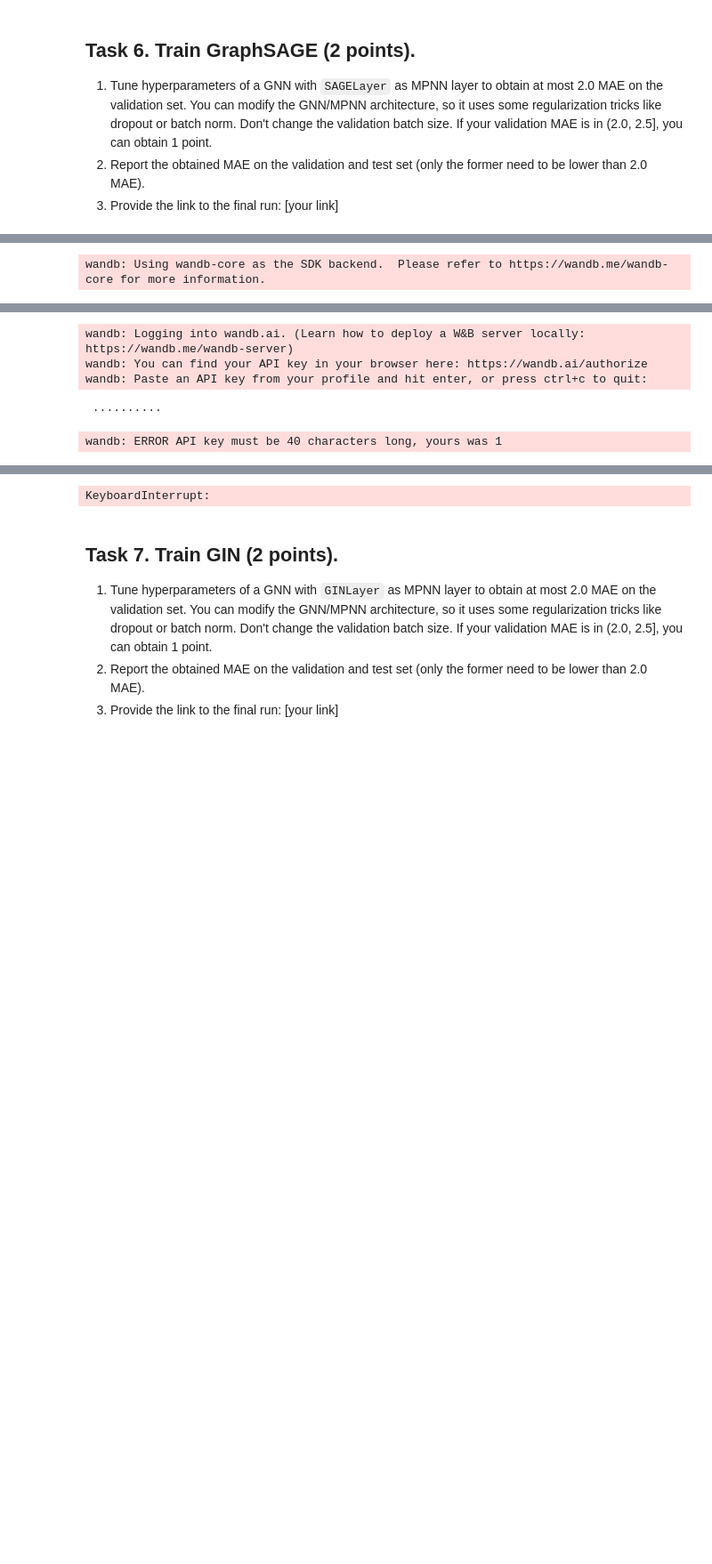
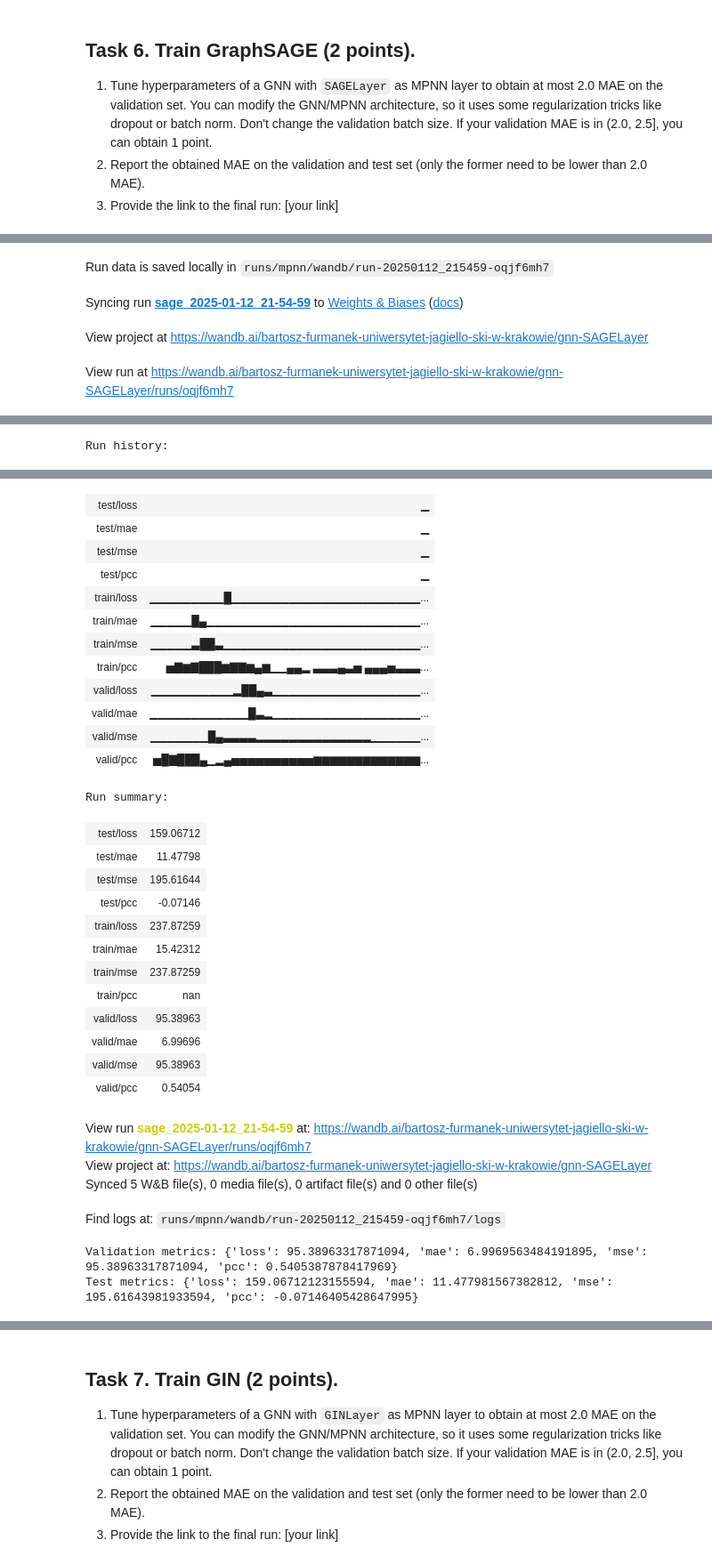
Before and after one commit to BartTheBartender/ML, a Jupyter notebook: lab/07_GNN_MPNN.ipynb, the cells around one changed output, grey strips where cells are left out. Shown: that part at 89% size. Drawn from its saved outputs; the diff is of its cells as text; code cells hidden in the pictures; blank space fills up the shorter version.

```diff
--- a/lab/07_GNN_MPNN.ipynb
+++ b/lab/07_GNN_MPNN.ipynb
@@ -879,21 +901,12 @@ def get_time_stamp() -> str:
 # %%
-from torchmetrics import MeanAbsoluteError as MAE
-from torchmetrics import MeanSquaredError as MSE
-from torchmetrics import PearsonCorrCoef as PCC
-
-metrics = {
-    "mae": MAE(),
-    "mse": MSE(),
-    "pcc": PCC(),
-}
 
 model = GNN(
     node_features_size=node_featurizer.feat_size(),
     edge_features_size=edge_featurizer.feat_size(),
-    hidden_size=256,
+    hidden_size=512,
     output_size=1,
     mpnn_layer_cls=SAGELayer,
-    mpnn_n_layers=6,
+    mpnn_n_layers=10,
     readout_cls=MeanReadout,
     mpnn_layer_kwargs={}
 )
@@ -911,9 +924,9 @@ trainer = Trainer(
         project_name="mldd23",
         experiment_name=f"sage_{get_time_stamp()}",
     ),
-    optimizer_kwargs={"lr": 1e-4},
-    n_epochs=50,
-    device="cpu",
+    optimizer_kwargs = {"lr": 2e-4, "weight_decay": 5e-5},
+    n_epochs=200,
+    device="cuda",
     valid_every_n_epochs=1,
 )
 
@@ -925,0 +940,4 @@ print(f"Test metrics: {test_metrics}")
+Run data is saved locally in runs/mpnn/wandb/run-20250112_215459-oqjf6mh7
+Syncing run sage_2025-01-12_21-54-59 to Weights & Biases (docs)
+View project at https://wandb.ai/bartosz-furmanek-uniwersytet-jagiello-ski-w-krakowie/gnn-SAGELayer
+View run at https://wandb.ai/bartosz-furmanek-uniwersytet-jagiello-ski-w-krakowie/gnn-SAGELayer/runs/oqjf6mh7
@@ -926 +945 @@ print(f"Test metrics: {test_metrics}")
-wandb: Using wandb-core as the SDK backend.  Please refer to https://wandb.me/wandb-core for more information.
+Run history:
@@ -928,5 +946,31 @@ wandb: Using wandb-core as the SDK backend.  Please refer to https://wandb.me/wa
+| test/loss | ▁ |
+| test/mae | ▁ |
+| test/mse | ▁ |
+| test/pcc | ▁ |
+| train/loss | ▁▁▁▁▁▁▁▁▁█▁▁▁▁▁▁▁▁▁▁▁▁▁▁▁▁▁▁▁▁▁▁▁... |
+| train/mae | ▁▁▁▁▁█▄▁▁▁▁▁▁▁▁▁▁▁▁▁▁▁▁▁▁▁▁▁▁▁▁▁▁... |
+| train/mse | ▁▁▁▁▁▃██▃▁▁▁▁▁▁▁▁▁▁▁▁▁▁▁▁▁▁▁▁▁▁▁▁... |
+| train/pcc | ▅▇▆▇███▆▇▇▆▄▆▁▁▄▄▂ ▃▃▃▄▃▅ ▄▄▄▅▃▃▃... |
+| valid/loss | ▁▁▁▁▁▁▁▁▁▁▂██▄▃▁▁▁▁▁▁▁▁▁▁▁▁▁▁▁▁▁▁... |
+| valid/mae | ▁▁▁▁▁▁▁▁▁▁▁▁█▃▂▁▁▁▁▁▁▁▁▁▁▁▁▁▁▁▁▁▁... |
+| valid/mse | ▁▁▁▁▁▁▁█▄▃▃▃▃▂▂▂▂▂▂▂▂▂▂▂▂▂▂▁▁▁▁▁▁... |
+| valid/pcc | ▅█▇███▄▁▂▄▅▅▅▅▅▅▅▅▅▅▆▆▆▆▆▆▆▆▆▆▆▆▆... |
-wandb: Logging into wandb.ai. (Learn how to deploy a W&B server locally: https://wandb.me/wandb-server)
-wandb: You can find your API key in your browser here: https://wandb.ai/authorize
-wandb: Paste an API key from your profile and hit enter, or press ctrl+c to quit:
+Run summary:
+| test/loss | 159.06712 |
+| test/mae | 11.47798 |
+| test/mse | 195.61644 |
+| test/pcc | -0.07146 |
+| train/loss | 237.87259 |
+| train/mae | 15.42312 |
+| train/mse | 237.87259 |
+| train/pcc | nan |
+| valid/loss | 95.38963 |
+| valid/mae | 6.99696 |
+| valid/mse | 95.38963 |
+| valid/pcc | 0.54054 |
+View run sage_2025-01-12_21-54-59 at: https://wandb.ai/bartosz-furmanek-uniwersytet-jagiello-ski-w-krakowie/gnn-SAGELayer/runs/oqjf6mh7
+View project at: https://wandb.ai/bartosz-furmanek-uniwersytet-jagiello-ski-w-krakowie/gnn-SAGELayer
+Synced 5 W&B file(s), 0 media file(s), 0 artifact file(s) and 0 other file(s)
+Find logs at: runs/mpnn/wandb/run-20250112_215459-oqjf6mh7/logs
- ··········
+Validation metrics: {'loss': 95.38963317871094, 'mae': 6.9969563484191895, 'mse': 95.38963317871094, 'pcc': 0.5405387878417969}
+Test metrics: {'loss': 159.06712123155594, 'mae': 11.477981567382812, 'mse': 195.61643981933594, 'pcc': -0.07146405428647995}
-wandb: ERROR API key must be 40 characters long, yours was 1
@@ -934,4 +977,3 @@ wandb: ERROR API key must be 40 characters long, yours was 1
-KeyboardInterrupt:
 # %% [markdown]
 ## Task 7. Train GIN (2 points).
 1. Tune hyperparameters of a GNN with `GINLayer` as MPNN layer to obtain at most 2.0 MAE on the validation set. You can modify the GNN/MPNN architecture, so it uses some regularization tricks like dropout or batch norm. Don't change the validation batch size. If your validation MAE is in (2.0, 2.5], you can obtain 1 point.
```
Also changed, not shown: parts of 14 cells of this notebook.
